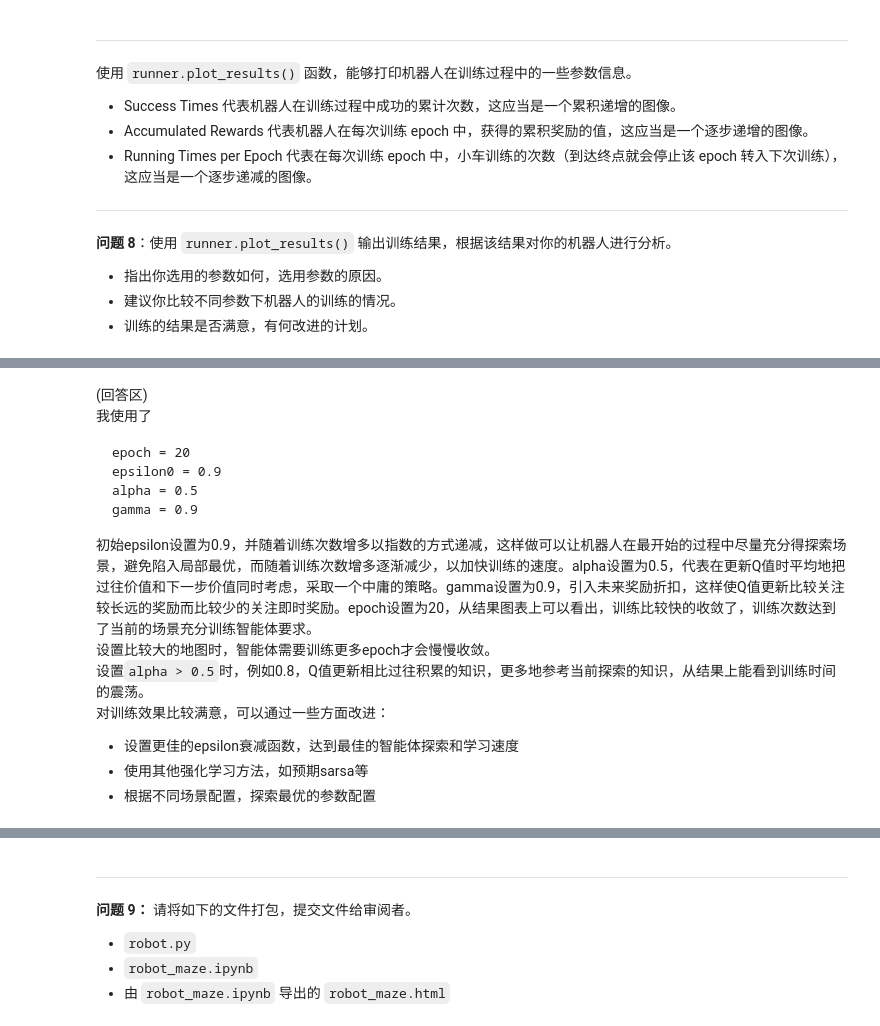
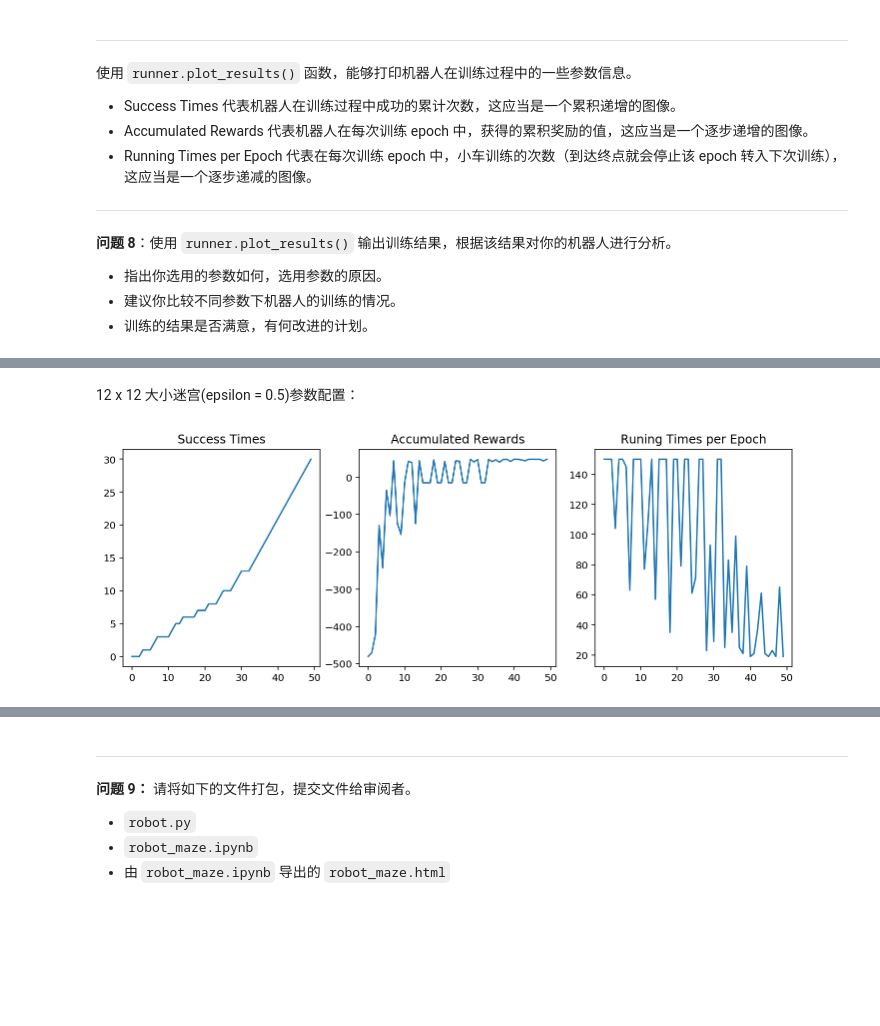
Before and after one commit to magiczjp123/MLND_CN_P5_Reinforcement_Learning, a Jupyter notebook: robot_maze.ipynb, the cells around one changed output, grey strips where cells are left out. Cells and saved outputs as stored; diff of their text form; code cells hidden in the pictures; blank space fills up the shorter version.

````diff
--- a/robot_maze.ipynb
+++ b/robot_maze.ipynb
@@ -287,16 +285,25 @@ runner.plot_results()
-# %% [markdown]
-(回答区)
-我使用了
-```
-epoch = 20
-epsilon0 = 0.9
-alpha = 0.5
-gamma = 0.9
-```
-初始epsilon设置为0.9，并随着训练次数增多以指数的方式递减，这样做可以让机器人在最开始的过程中尽量充分得探索场景，避免陷入局部最优，而随着训练次数增多逐渐减少，以加快训练的速度。alpha设置为0.5，代表在更新Q值时平均地把过往价值和下一步价值同时考虑，采取一个中庸的策略。gamma设置为0.9，引入未来奖励折扣，这样使Q值更新比较关注较长远的奖励而比较少的关注即时奖励。epoch设置为20，从结果图表上可以看出，训练比较快的收敛了，训练次数达到了当前的场景充分训练智能体要求。
-设置比较大的地图时，智能体需要训练更多epoch才会慢慢收敛。
-设置`alpha > 0.5`时，例如0.8，Q值更新相比过往积累的知识，更多地参考当前探索的知识，从结果上能看到训练时间的震荡。
-对训练效果比较满意，可以通过一些方面改进：
-- 设置更佳的epsilon衰减函数，达到最佳的智能体探索和学习速度
-- 使用其他强化学习方法，如预期sarsa等
-- 根据不同场景配置，探索最优的参数配置
+# %% [markdown]
+12 x 12 大小迷宫(epsilon = 0.5)参数配置：
+# %%
+# 可选的参数：
+epoch = 50
+
+epsilon0 = 0.5
+alpha = 0.5
+gamma = 0.9
+
+maze_size = (12,12)
+trap_number = 4
+
+
+g = Maze(maze_size=maze_size,trap_number=trap_number)
+r = Robot(g,alpha=alpha, epsilon0=epsilon0, gamma=gamma)
+r.set_status(learning=True)
+
+runner = Runner(r, g)
+runner.run_training(epoch, display_direction=True)
+#runner.generate_movie(filename = "final1.mp4") # 你可以注释该行代码，加快运行速度，不过你就无法观察到视频了。
+
+runner.plot_results()
+# %% [output]
+[figure, added]
````
Also changed, not shown: parts of 23 cells of this notebook, 2 other files.
